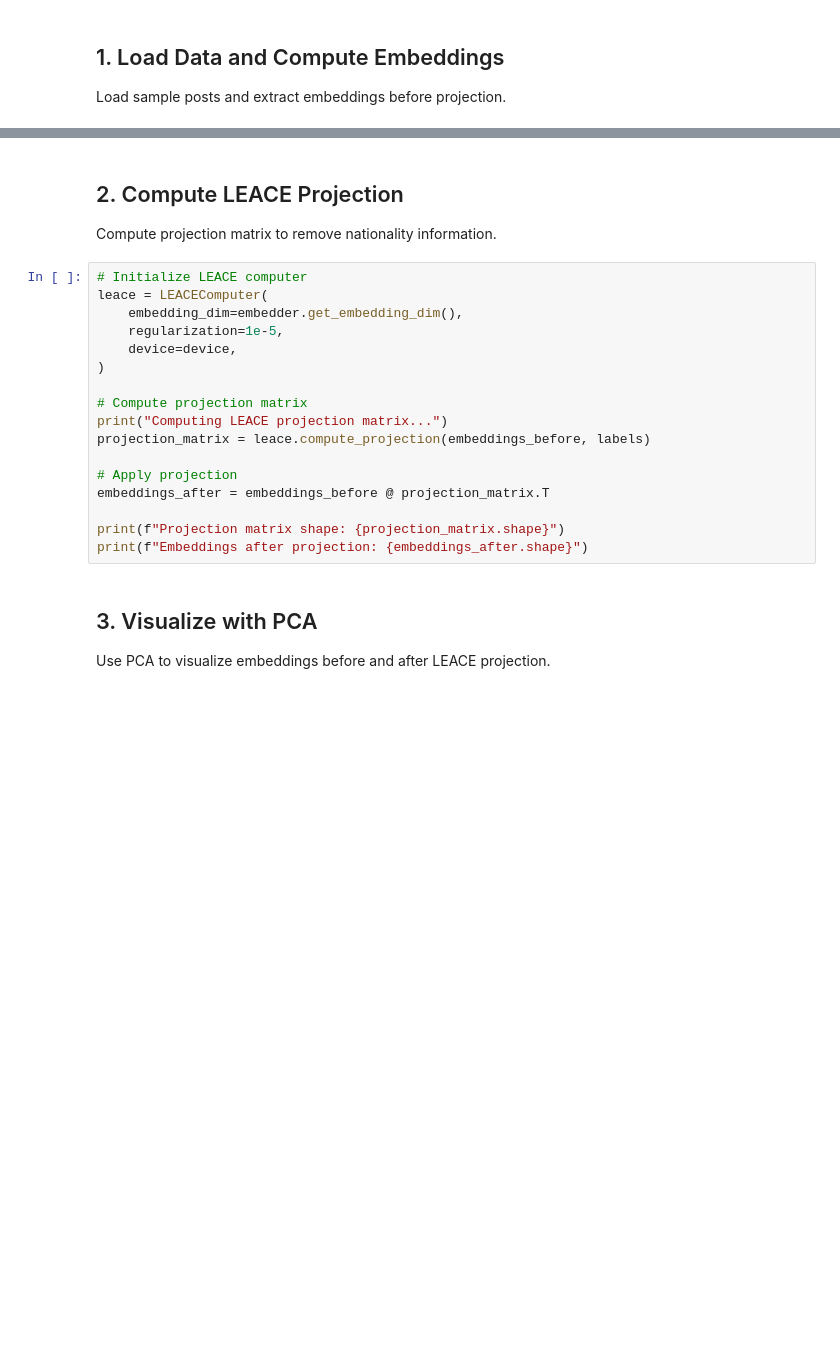
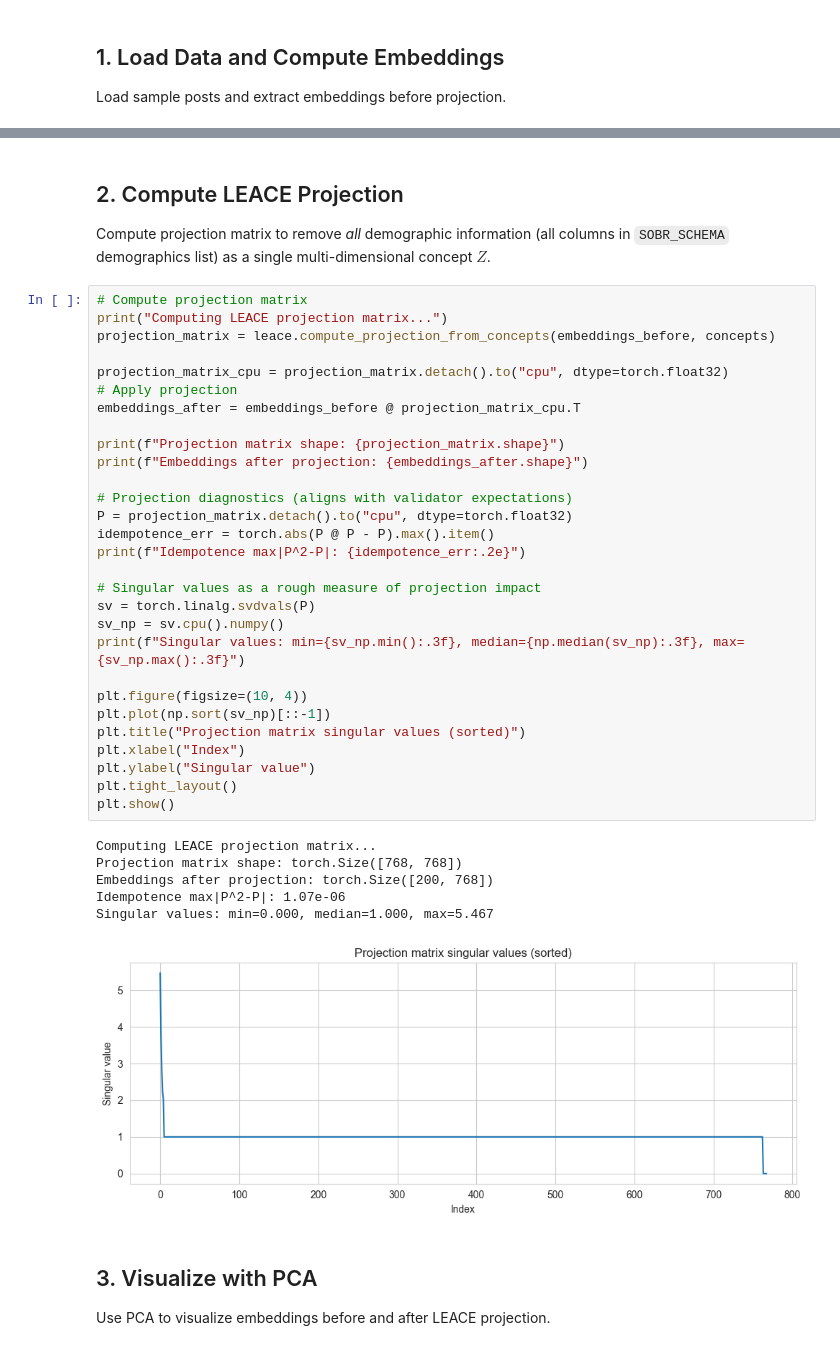
Before and after one commit to A-DaRo/language_and_ai, a Jupyter notebook: notebooks/03_leace_visualization.ipynb, the cells around one changed output, grey strips where cells are left out. Cells and saved outputs as stored; diff of their text form; blank space fills up the shorter version.

```diff
--- a/notebooks/03_leace_visualization.ipynb
+++ b/notebooks/03_leace_visualization.ipynb
@@ -80,24 +101,43 @@ print(f"Embeddings shape: {embeddings_before.shape}")
 # %% [markdown]
 ## 2. Compute LEACE Projection
 
-Compute projection matrix to remove nationality information.
+Compute projection matrix to remove *all* demographic information (all columns in `SOBR_SCHEMA` demographics list) as a single multi-dimensional concept $Z$.
 # %%
-# Initialize LEACE computer
-leace = LEACEComputer(
-    embedding_dim=embedder.get_embedding_dim(),
-    regularization=1e-5,
-    device=device,
-)
-
 # Compute projection matrix
 print("Computing LEACE projection matrix...")
-projection_matrix = leace.compute_projection(embeddings_before, labels)
+projection_matrix = leace.compute_projection_from_concepts(embeddings_before, concepts)
 
+projection_matrix_cpu = projection_matrix.detach().to("cpu", dtype=torch.float32)
 # Apply projection
-embeddings_after = embeddings_before @ projection_matrix.T
+embeddings_after = embeddings_before @ projection_matrix_cpu.T
 
 print(f"Projection matrix shape: {projection_matrix.shape}")
 print(f"Embeddings after projection: {embeddings_after.shape}")
+
+# Projection diagnostics (aligns with validator expectations)
+P = projection_matrix.detach().to("cpu", dtype=torch.float32)
+idempotence_err = torch.abs(P @ P - P).max().item()
+print(f"Idempotence max|P^2-P|: {idempotence_err:.2e}")
+
+# Singular values as a rough measure of projection impact
+sv = torch.linalg.svdvals(P)
+sv_np = sv.cpu().numpy()
+print(f"Singular values: min={sv_np.min():.3f}, median={np.median(sv_np):.3f}, max={sv_np.max():.3f}")
+
+plt.figure(figsize=(10, 4))
+plt.plot(np.sort(sv_np)[::-1])
+plt.title("Projection matrix singular values (sorted)")
+plt.xlabel("Index")
+plt.ylabel("Singular value")
+plt.tight_layout()
+plt.show()
+# %% [output]
+Computing LEACE projection matrix...
+Projection matrix shape: torch.Size([768, 768])
+Embeddings after projection: torch.Size([200, 768])
+Idempotence max|P^2-P|: 1.07e-06
+Singular values: min=0.000, median=1.000, max=5.467
+[figure, added]
 # %% [markdown]
 ## 3. Visualize with PCA
 
```
Also changed, not shown: parts of 10 cells of this notebook, 43 other files.
